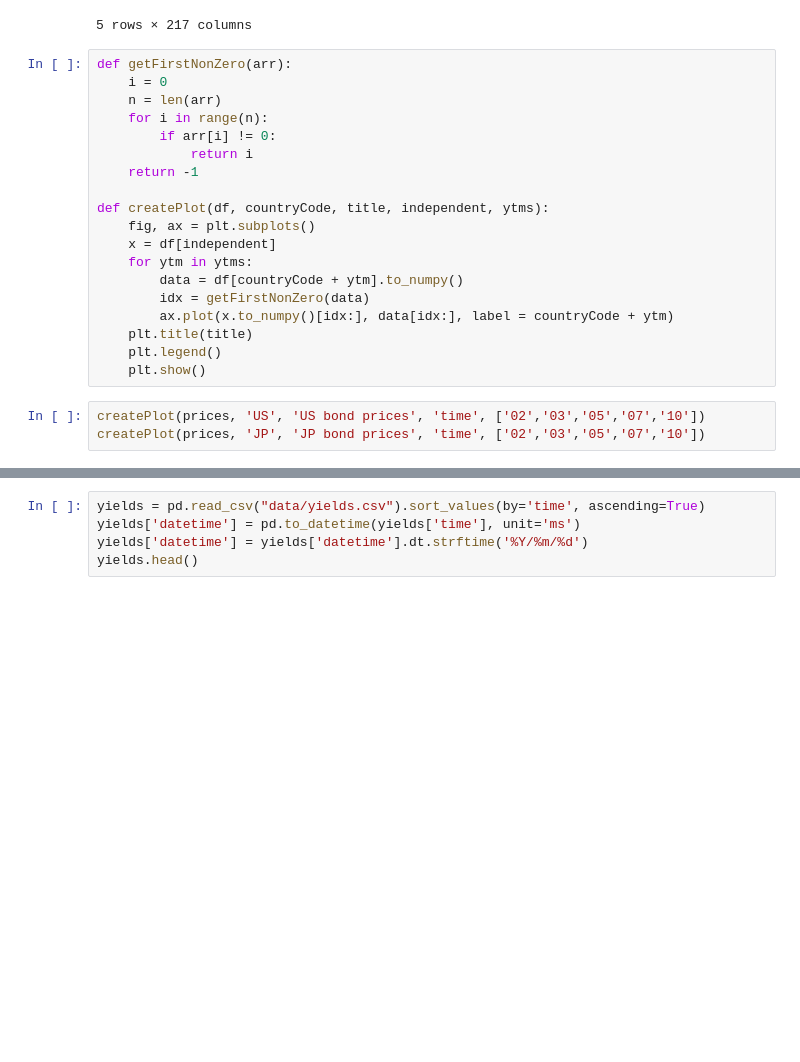
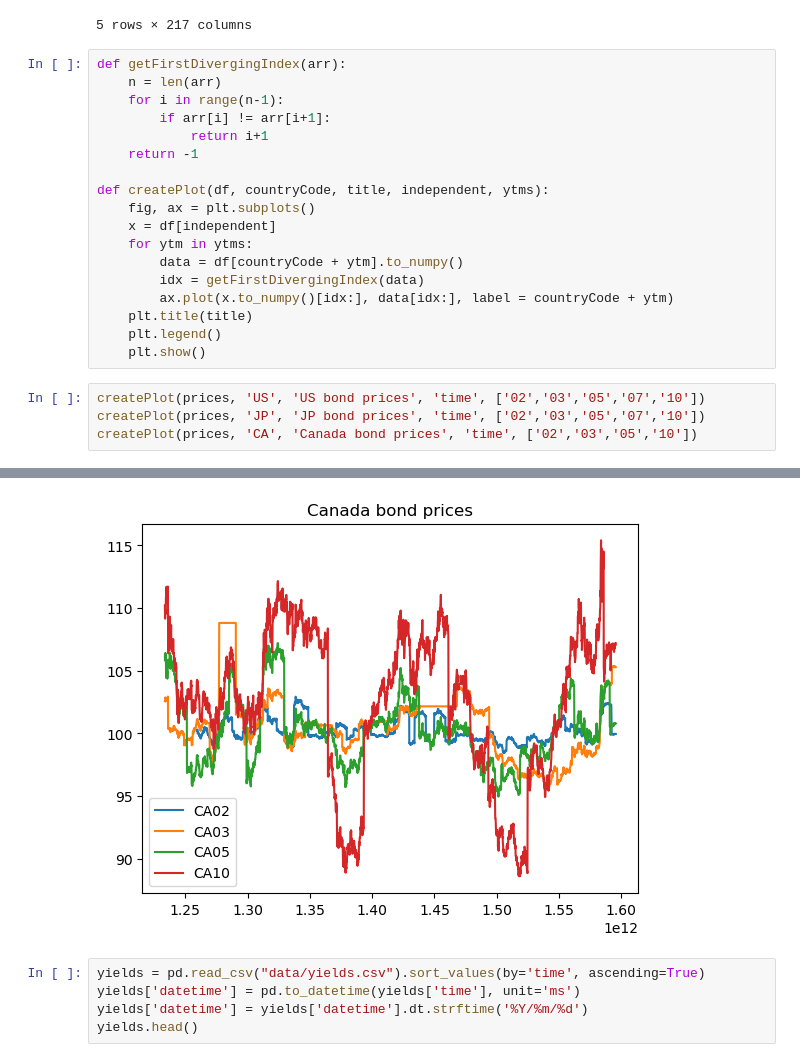
Before and after one commit to RussellzzZ/CausalInferenceDataScienceProject, a Jupyter notebook: data_project.ipynb, the cells around one changed output, grey strips where cells are left out. Cells and saved outputs as stored; diff of their text form; blank space fills up the shorter version.

Commit message:
changed function to create plot

```diff
--- a/data_project.ipynb
+++ b/data_project.ipynb
@@ -55,12 +55,11 @@ prices.head()
 | 12782 | 743400000 | 0.0 | 0.0 | 0.0 | 0.0 | 0.0 | 0.0 | 0.0 | 0.0 | 0.0 | ... | ... |
 5 rows × 217 columns
 # %%
-def getFirstNonZero(arr):
-    i = 0
+def getFirstDivergingIndex(arr):
     n = len(arr)
-    for i in range(n):
-        if arr[i] != 0:
-            return i
+    for i in range(n-1):
+        if arr[i] != arr[i+1]:
+            return i+1
     return -1
 
 def createPlot(df, countryCode, title, independent, ytms):
@@ -68,7 +67,7 @@ def createPlot(df, countryCode, title, independent, ytms):
     x = df[independent]
     for ytm in ytms:
         data = df[countryCode + ytm].to_numpy()
-        idx = getFirstNonZero(data)
+        idx = getFirstDivergingIndex(data)
         ax.plot(x.to_numpy()[idx:], data[idx:], label = countryCode + ytm)
     plt.title(title)
     plt.legend()
@@ -76,9 +75,11 @@ def createPlot(df, countryCode, title, independent, ytms):
 # %%
 createPlot(prices, 'US', 'US bond prices', 'time', ['02','03','05','07','10'])
 createPlot(prices, 'JP', 'JP bond prices', 'time', ['02','03','05','07','10'])
+createPlot(prices, 'CA', 'Canada bond prices', 'time', ['02','03','05','10'])
 # %% [output]
 [figure]
 [figure]
+[figure, added]
 # %%
 yields = pd.read_csv("data/yields.csv").sort_values(by='time', ascending=True)
 yields['datetime'] = pd.to_datetime(yields['time'], unit='ms')
```
Also changed, not shown: parts of 1 cell of this notebook.
